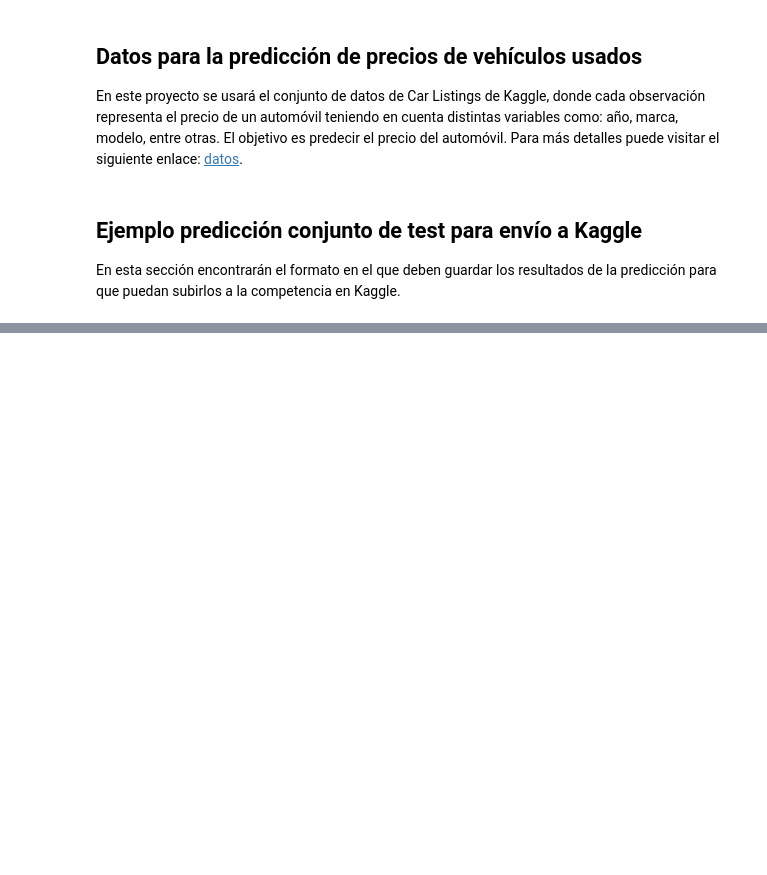
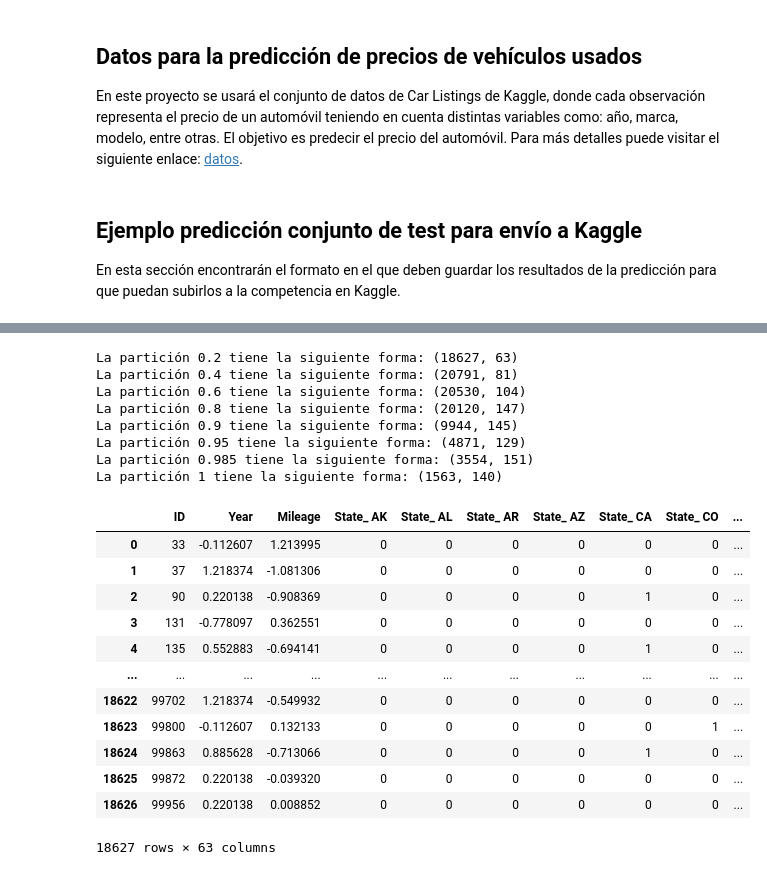
Before and after one commit to christiansakerb/ML_PLN, a Jupyter notebook: Semana 3/S3P1_proyecto1.ipynb, the cells around one changed output, grey strips where cells are left out. Saved outputs shown, nothing was run; the diff lists cells and outputs as text; code cells hidden in the pictures; blank space fills up the shorter version.

```diff
--- a/Semana 3/S3P1_proyecto1.ipynb
+++ b/Semana 3/S3P1_proyecto1.ipynb
@@ -248,0 +729,4 @@ y_pred.head()
+# %%
+print('Forma del dataTesting: ' + str(dataTesting.shape))
+dataTesting_ID = dataTesting.reset_index()
+dataTesting_ID.head()
@@ -248,0 +741,18 @@ y_pred.head()
+# %%
+Info_Make_models_test = dataTesting.apply(lambda x: x['Make']+x['Model'], axis=1).drop_duplicates().tolist()
+for i in Info_Make_models_test:
+    if i not in Info_Make_models:
+        print('ERROR GRAVE!: ' + i)
+# %%
+# Visualización datos dae test
+df_models_test = {}
+suma=0
+for i in Particiones:
+    df_aux=pd.merge(Particiones_Marcas[i],dataTesting_ID,on=['Make','Model'])
+    df_aux['Make-Mod'] = df_aux.apply(lambda x: x['Make']+x['Model'], axis=1)
+    df_aux=df_aux.drop(columns=['Make','Model'],axis=1)
+    df_models_test[i]=df_aux
+    print('La cantidad de registros de la partición ' + str(i) + ' es ' + str(df_aux.shape))
+    suma += df_aux.shape[0]
+print('Cantidad total de registros: ' +str (suma))
+df_models_test[0.2].head(5)
@@ -248,0 +775,14 @@ y_pred.head()
+# %%
+#Escalado de variables
+Variable_ID = ['ID']
+
+df_scaled_test = {}
+Variable_y = ['Price']
+Variables_numericas=['Year','Mileage']
+Variables_categoricas= ['State','Make-Mod']
+for i in Particiones:
+    df_model_nums = df_models_test[i][Variables_numericas]
+    scaled_data = scalers[i].transform(df_model_nums)
+    scaled_data = pd.DataFrame(scaled_data,columns=['Year','Mileage'])
+    df_scaled_test[i]=pd.concat([df_models_test[i][Variable_ID+Variables_categoricas],scaled_data],axis=1)
+df_scaled_test[0.2].head()
@@ -248,0 +796,29 @@ y_pred.head()
+# %%
+#Codificación One-Hot
+df_dummies_test = {}
+for i in Particiones:
+    df_dummies_test[i]=pd.get_dummies(df_scaled_test[i],columns=Variables_categoricas)
+    print('La partición ' + str(i) + ' tiene la siguiente forma: ' + str(df_dummies_test[i].shape))
+df_dummies_test[0.2]
+# %% [output]
+La partición 0.2 tiene la siguiente forma: (18627, 63)
+La partición 0.4 tiene la siguiente forma: (20791, 81)
+La partición 0.6 tiene la siguiente forma: (20530, 104)
+La partición 0.8 tiene la siguiente forma: (20120, 147)
+La partición 0.9 tiene la siguiente forma: (9944, 145)
+La partición 0.95 tiene la siguiente forma: (4871, 129)
+La partición 0.985 tiene la siguiente forma: (3554, 151)
+La partición 1 tiene la siguiente forma: (1563, 140)
+|  | ID | Year | Mileage | State_ AK | State_ AL | State_ AR | State_ AZ | State_ CA | State_ CO | ... |
+| 0 | 33 | -0.112607 | 1.213995 | 0 | 0 | 0 | 0 | 0 | 0 | ... |
+| 1 | 37 | 1.218374 | -1.081306 | 0 | 0 | 0 | 0 | 0 | 0 | ... |
+| 2 | 90 | 0.220138 | -0.908369 | 0 | 0 | 0 | 0 | 1 | 0 | ... |
+| 3 | 131 | -0.778097 | 0.362551 | 0 | 0 | 0 | 0 | 0 | 0 | ... |
+| 4 | 135 | 0.552883 | -0.694141 | 0 | 0 | 0 | 0 | 1 | 0 | ... |
+| ... | ... | ... | ... | ... | ... | ... | ... | ... | ... | ... |
+| 18622 | 99702 | 1.218374 | -0.549932 | 0 | 0 | 0 | 0 | 0 | 0 | ... |
+| 18623 | 99800 | -0.112607 | 0.132133 | 0 | 0 | 0 | 0 | 0 | 1 | ... |
+| 18624 | 99863 | 0.885628 | -0.713066 | 0 | 0 | 0 | 0 | 1 | 0 | ... |
+| 18625 | 99872 | 0.220138 | -0.039320 | 0 | 0 | 0 | 0 | 0 | 0 | ... |
+| 18626 | 99956 | 0.220138 | 0.008852 | 0 | 0 | 0 | 0 | 0 | 0 | ... |
+18627 rows × 63 columns
```
Also changed, not shown: parts of 59 cells of this notebook, 31 other files.
